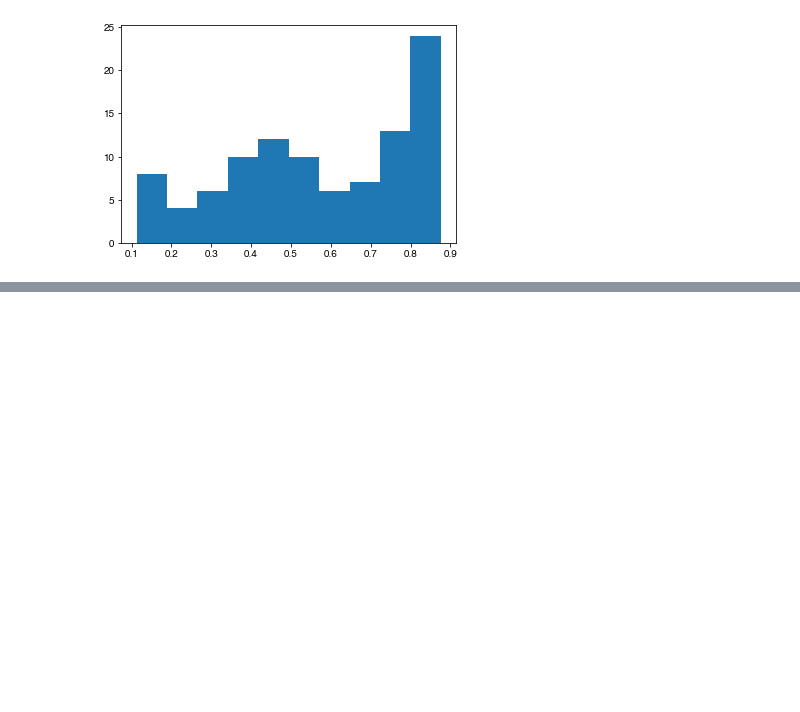
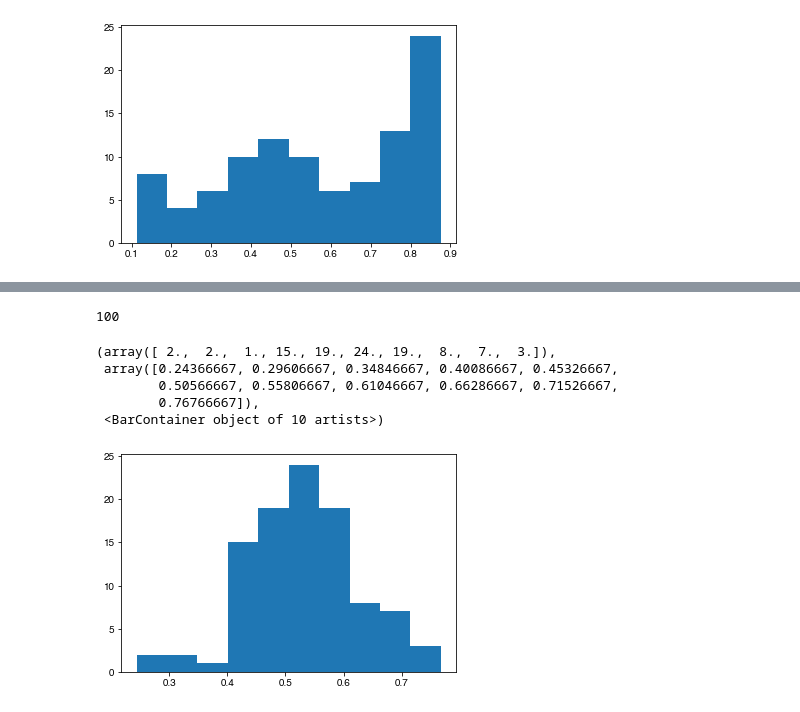
Before and after one commit to mayuri95/designing_for_privacy, a Jupyter notebook: pac_private_gd/gd_accs.ipynb, the cells around one changed output, grey strips where cells are left out. Drawn from its saved outputs; the diff is of its cells as text; code cells hidden in the pictures; blank space fills up the shorter version.

```diff
--- a/pac_private_gd/gd_accs.ipynb
+++ b/pac_private_gd/gd_accs.ipynb
@@ -214,0 +267,3 @@ get_all_mses('mnist_0_vs_7', 0.01, budget_range)[1024]
+# %%
+tmp = pickle.load(open(
+    f'results/mnist_0_vs_7_data_budget=1024_baseline_priv_obl=1024.pkl', 'rb'))
@@ -214,0 +272,13 @@ get_all_mses('mnist_0_vs_7', 0.01, budget_range)[1024]
+# %%
+len(tmp[False])
+# %% [output]
+100
+# %%
+plt.hist([k[0] for k in tmp[False]])
+# %% [output]
+(array([ 2.,  2.,  1., 15., 19., 24., 19.,  8.,  7.,  3.]),
+ array([0.24366667, 0.29606667, 0.34846667, 0.40086667, 0.45326667,
+        0.50566667, 0.55806667, 0.61046667, 0.66286667, 0.71526667,
+        0.76766667]),
+ <BarContainer object of 10 artists>)
+[figure, added]
```
Also changed, not shown: parts of 15 cells of this notebook, 1 other file.
